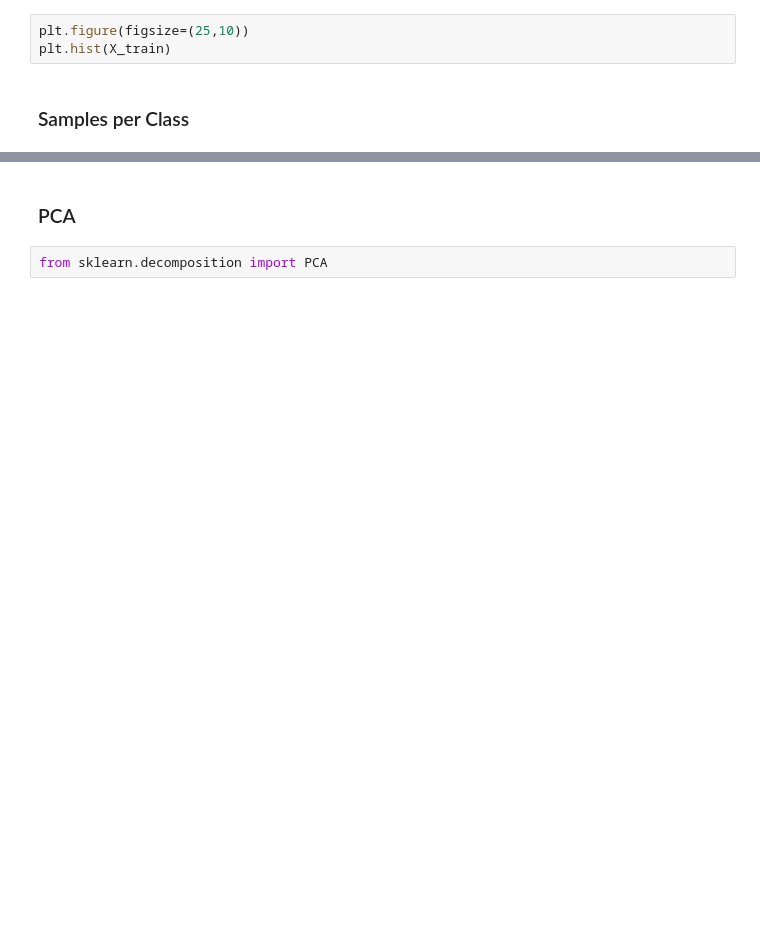
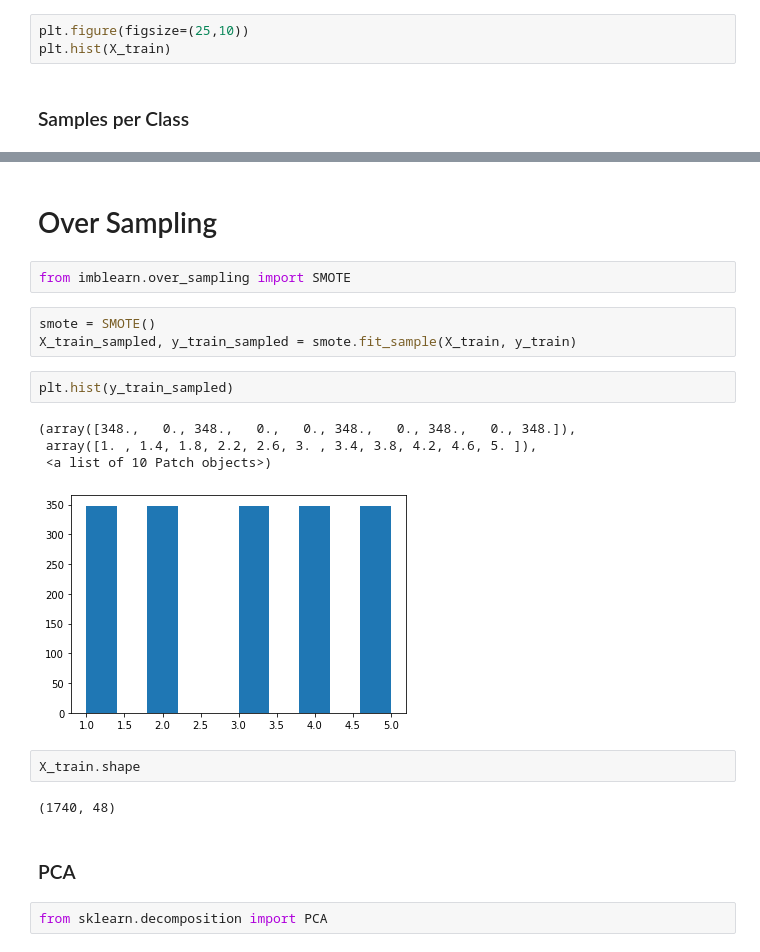
Before and after one commit to parasgulati8/People-Analytics, a Jupyter notebook: People_Analytics_Hackathon.ipynb, the cells around one changed output, grey strips where cells are left out. Saved outputs shown, nothing was run; the diff lists cells and outputs as text; blank space fills up the shorter version.

```diff
--- a/People_Analytics_Hackathon.ipynb
+++ b/People_Analytics_Hackathon.ipynb
@@ -260,3 +282,21 @@ plt.hist(y_test)
+# %% [markdown]
+# Over Sampling
+# %%
+from imblearn.over_sampling import SMOTE
+# %%
+smote = SMOTE()
+X_train_sampled, y_train_sampled = smote.fit_sample(X_train, y_train)
+# %%
+plt.hist(y_train_sampled)
+# %% [output]
+(array([348.,   0., 348.,   0.,   0., 348.,   0., 348.,   0., 348.]),
+ array([1. , 1.4, 1.8, 2.2, 2.6, 3. , 3.4, 3.8, 4.2, 4.6, 5. ]),
+ <a list of 10 Patch objects>)
+[figure, added]
+# %%
+X_train.shape
+# %% [output]
+(1740, 48)
 # %% [markdown]
 ### PCA
 # %%
```
Also changed, not shown: parts of 86 cells of this notebook.
